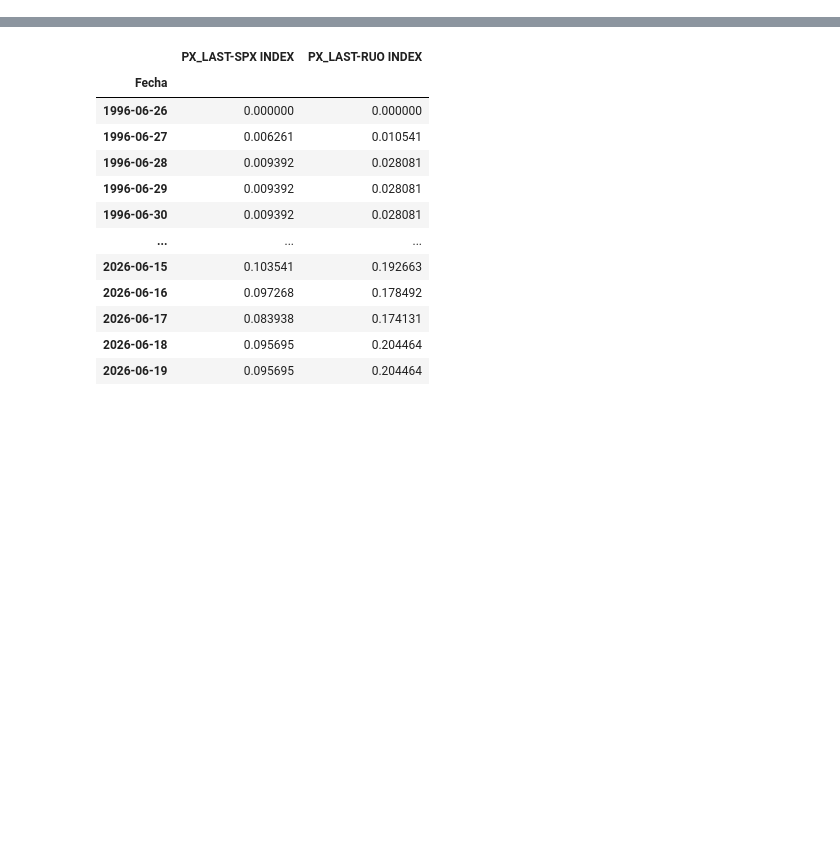
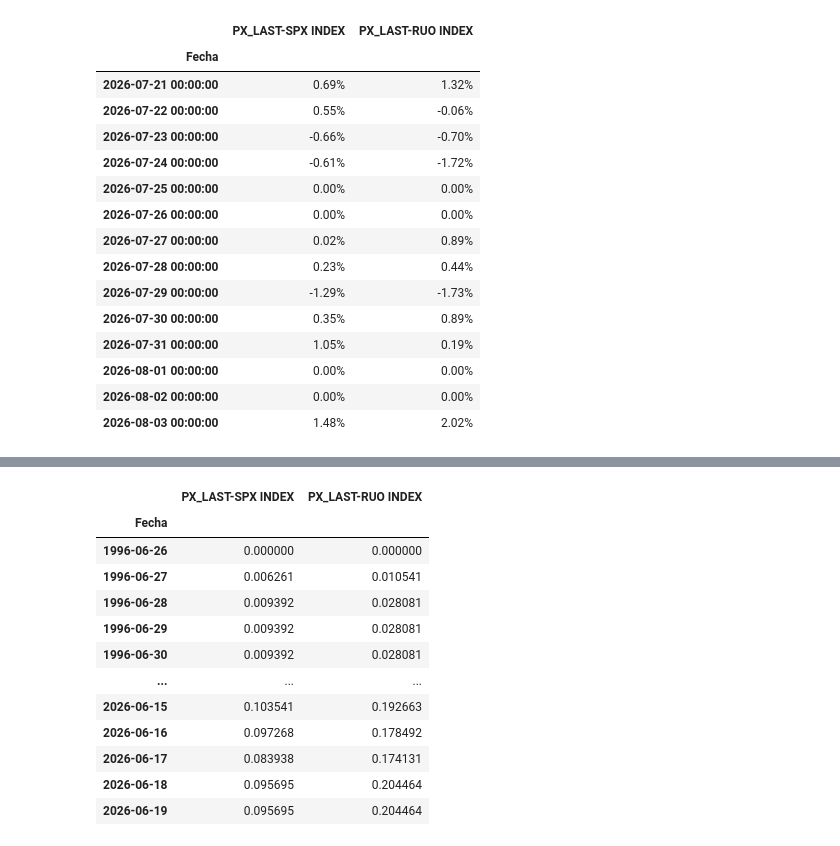
Before and after one commit to jc-ocampob/helpers_ps, a Jupyter notebook: Pruebas.ipynb, the cells around one changed output, grey strips where cells are left out. Saved outputs shown, nothing was run; the diff lists cells and outputs as text; code cells hidden in the pictures; blank space fills up the shorter version.

```diff
--- a/Pruebas.ipynb
+++ b/Pruebas.ipynb
@@ -52,6 +52,28 @@ data_indices_i = data[tickers]
 hp.set_graph_theme(
     locale_name="Spanish_Peru.1252"
 )
+# %%
+ytd = hp.FinCalculations.wtd(data_indices_i)
+# %%
+ytd.tail(14
+).style.format(*{"{:.2%}"})
+# %% [output]
+|  | PX_LAST-SPX INDEX | PX_LAST-RUO INDEX |
+| Fecha |  |  |
+| 2026-07-21 00:00:00 | 0.69% | 1.32% |
+| 2026-07-22 00:00:00 | 0.55% | -0.06% |
+| 2026-07-23 00:00:00 | -0.66% | -0.70% |
+| 2026-07-24 00:00:00 | -0.61% | -1.72% |
+| 2026-07-25 00:00:00 | 0.00% | 0.00% |
+| 2026-07-26 00:00:00 | 0.00% | 0.00% |
+| 2026-07-27 00:00:00 | 0.02% | 0.89% |
+| 2026-07-28 00:00:00 | 0.23% | 0.44% |
+| 2026-07-29 00:00:00 | -1.29% | -1.73% |
+| 2026-07-30 00:00:00 | 0.35% | 0.89% |
+| 2026-07-31 00:00:00 | 1.05% | 0.19% |
+| 2026-08-01 00:00:00 | 0.00% | 0.00% |
+| 2026-08-02 00:00:00 | 0.00% | 0.00% |
+| 2026-08-03 00:00:00 | 1.48% | 2.02% |
 # %%
 graficos_lamina1 = {}
 # %%
```
Also changed, not shown: parts of 2 cells of this notebook, 16 other files.
